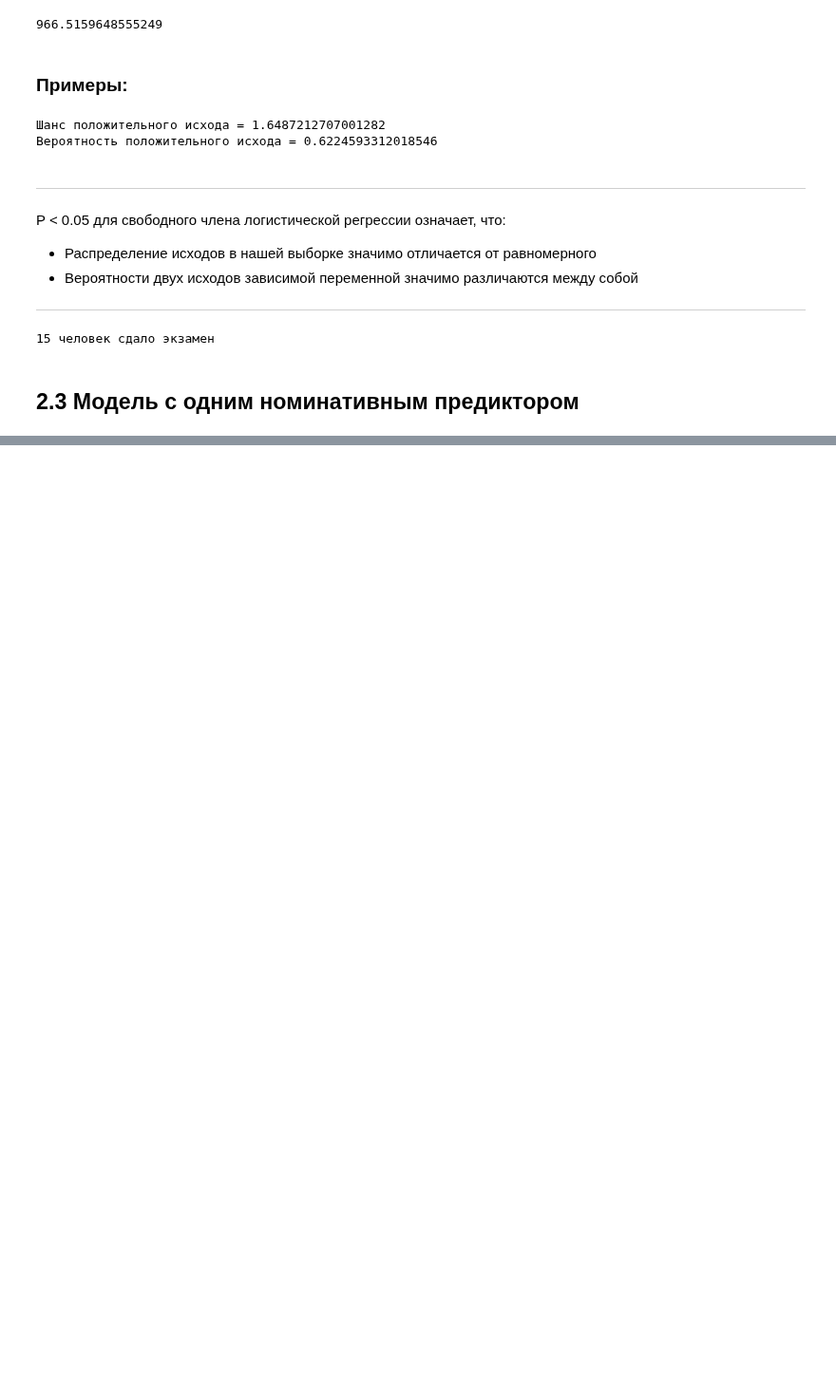
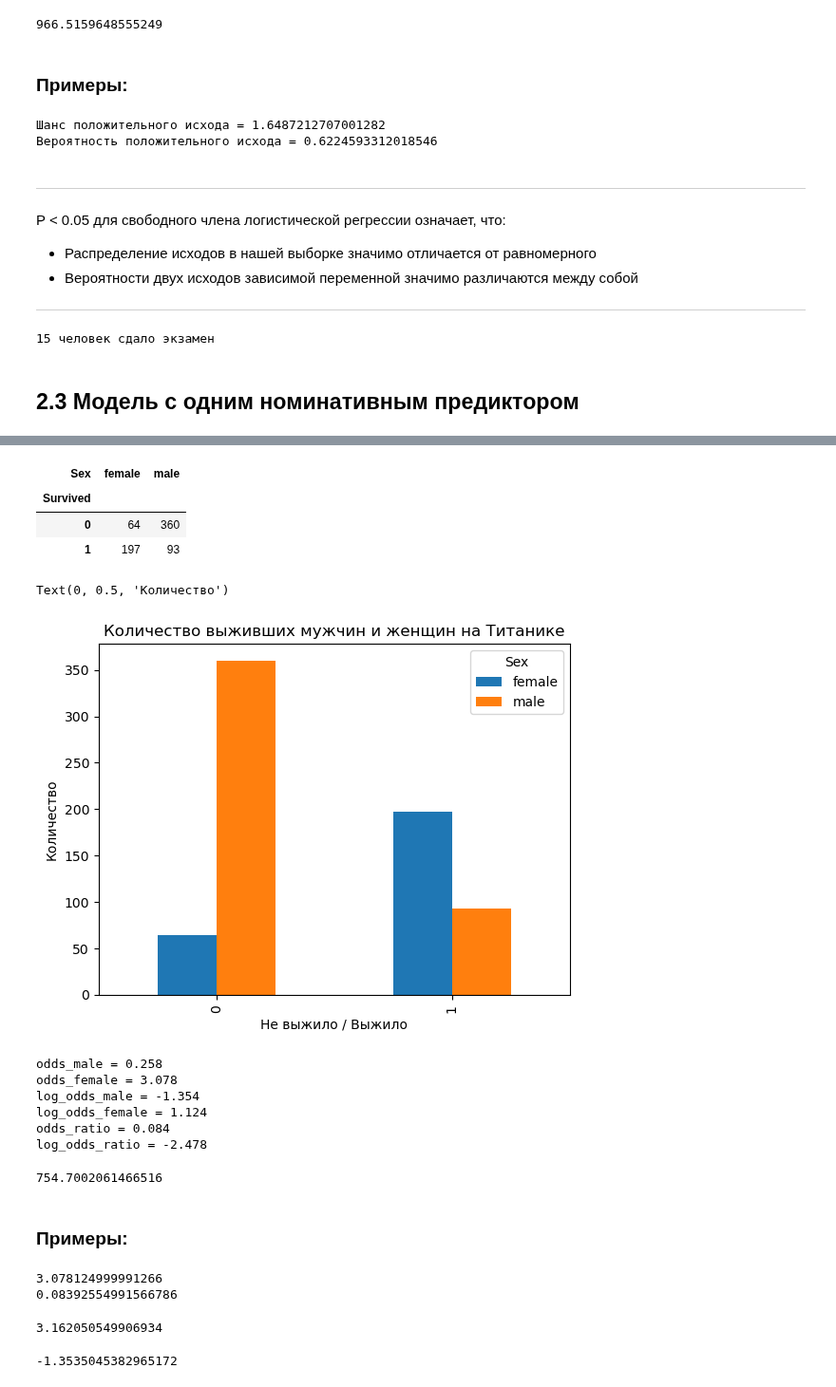
Before and after one commit to LiquidVac/My_study, a Jupyter notebook: STEPIK. Основы статистики ч.2/Лекция 2. Основы Cтатистики ч.2.ipynb, the cells around one changed output, grey strips where cells are left out. Shown at 95% size. Saved outputs shown, nothing was run; the diff lists cells and outputs as text; code cells hidden in the pictures; blank space fills up the shorter version.

```diff
--- a/STEPIK. Основы статистики ч.2/Лекция 2. Основы Cтатистики ч.2.ipynb
+++ b/STEPIK. Основы статистики ч.2/Лекция 2. Основы Cтатистики ч.2.ipynb
@@ -296,0 +331,5 @@ print(round(n * p), "человек сдало экзамен")
+# %%
+# Data
+titanic_df = pd.read_csv('https://stepic.org/media/attachments/course/524/train.csv')
+titanic_df = titanic_df[titanic_df.Age.notnull()]
+titanic_df.head()
@@ -296,0 +375,46 @@ print(round(n * p), "человек сдало экзамен")
+# %%
+# таблица сопряженности между полом и выжил ли человек
+crosstable = pd.crosstab(titanic_df.Survived, titanic_df.Sex)
+crosstable
+# %% [output]
+| Sex | female | male |
+| Survived |  |  |
+| 0 | 64 | 360 |
+| 1 | 197 | 93 |
+# %%
+# Визуализация таблицы сопряженности
+crosstable.plot(kind='bar')
+plt.title('Количество выживших мужчин и женщин на Титанике')
+plt.xlabel('Не выжило / Выжило')
+plt.ylabel('Количество')
+# %% [output]
+Text(0, 0.5, 'Количество')
+[figure, added]
+# %%
+# шанс выжить у мужчин
+odds_male = crosstable.male[1] / crosstable.male[0]
+print("odds_male =", round(odds_male, 3))
+# шанс выжить у женщин
+odds_female = crosstable.female[1] / crosstable.female[0]
+print("odds_female =", round(odds_female, 3))
+
+# log(odds)
+log_odds_male = np.log(odds_male)
+print("log_odds_male =", round(log_odds_male, 3))
+log_odds_female = np.log(odds_female)       # Intercept/coef
+print("log_odds_female =", round(log_odds_female, 3))
+
+# Отношение шансов
+odds_ratio = odds_male / odds_female
+print("odds_ratio =", round(odds_ratio, 3))
+
+# C(Sex)[T.male]/coef
+log_odds_ratio = np.log(odds_ratio)
+print("log_odds_ratio =", round(log_odds_ratio, 3))
+# %% [output]
+odds_male = 0.258
+odds_female = 3.078
+log_odds_male = -1.354
+log_odds_female = 1.124
+odds_ratio = 0.084
+log_odds_ratio = -2.478
@@ -296,0 +433,25 @@ print(round(n * p), "человек сдало экзамен")
+# %%
+# aic у этой модели ниже, чем у предыдущей, значит эта модель лучше.
+sex_aic = glm_binomial.aic
+sex_aic
+# %% [output]
+754.7002061466516
+# %% [markdown]
+### Примеры:
+# %%
+""" Рассчитайте значение экспоненты коэффициентов модели, в поле для ответа введите сумму получившихся чисел. """
+intersept = glm_binomial.params[0] # 1.1243
+SexMale = glm_binomial.params[1]   # -2.4778
+
+print(np.exp(intersept)) # шанс выжить для женщин
+print(np.exp(SexMale))   # отношение шансов выжить мужчин к шансам выжить женщин
+np.exp(intersept) + np.exp(SexMale)
+# %% [output]
+3.078124999991266
+0.08392554991566786
+3.162050549906934
+# %%
+""" А что мы могли бы сделать с нашей регрессионной моделью, чтобы получить значение логарифма шансов для мужчин? """
+intersept + SexMale # шанс выжить для мужчин
+# %% [output]
+-1.3535045382965172
```
Also changed, not shown: parts of 15 cells of this notebook.
